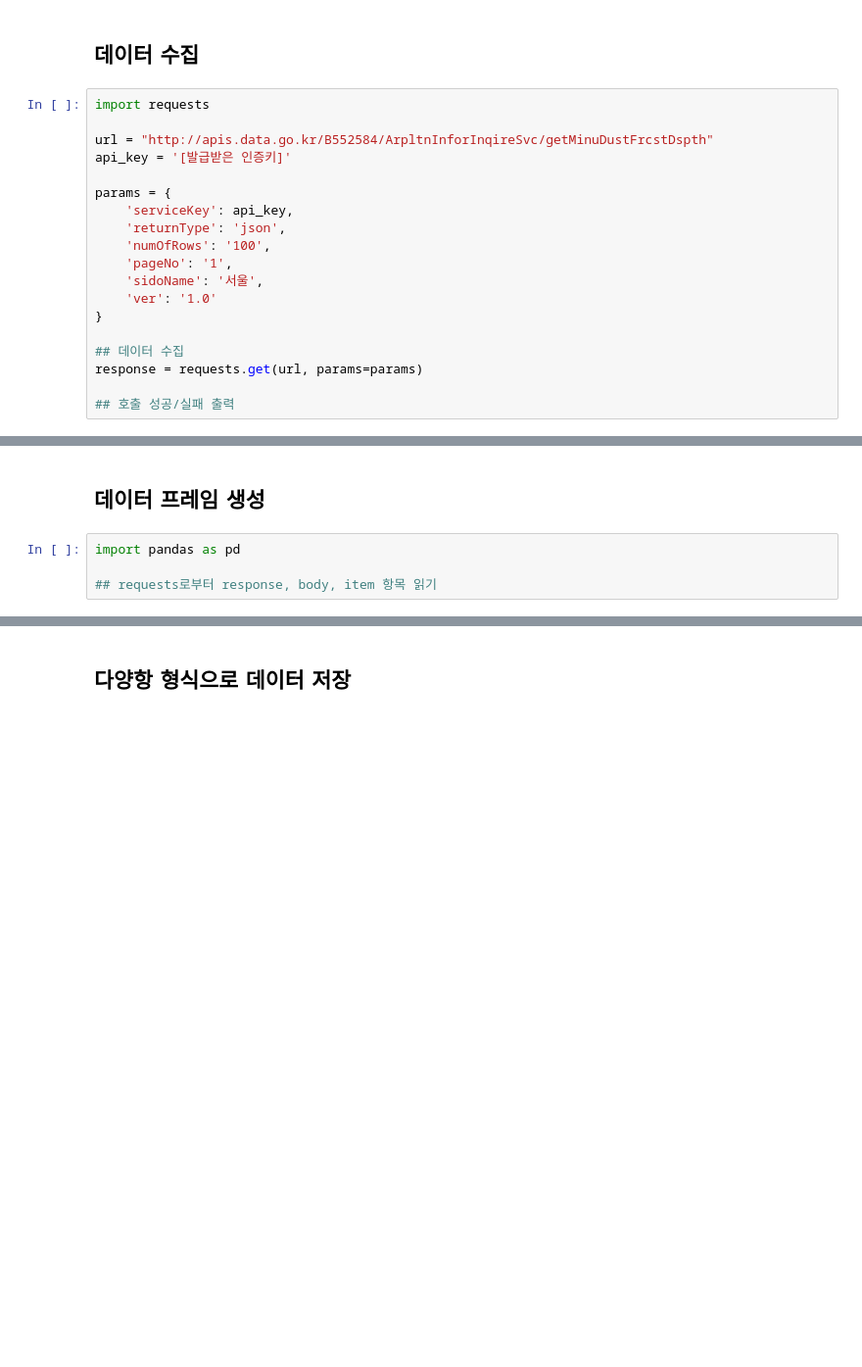
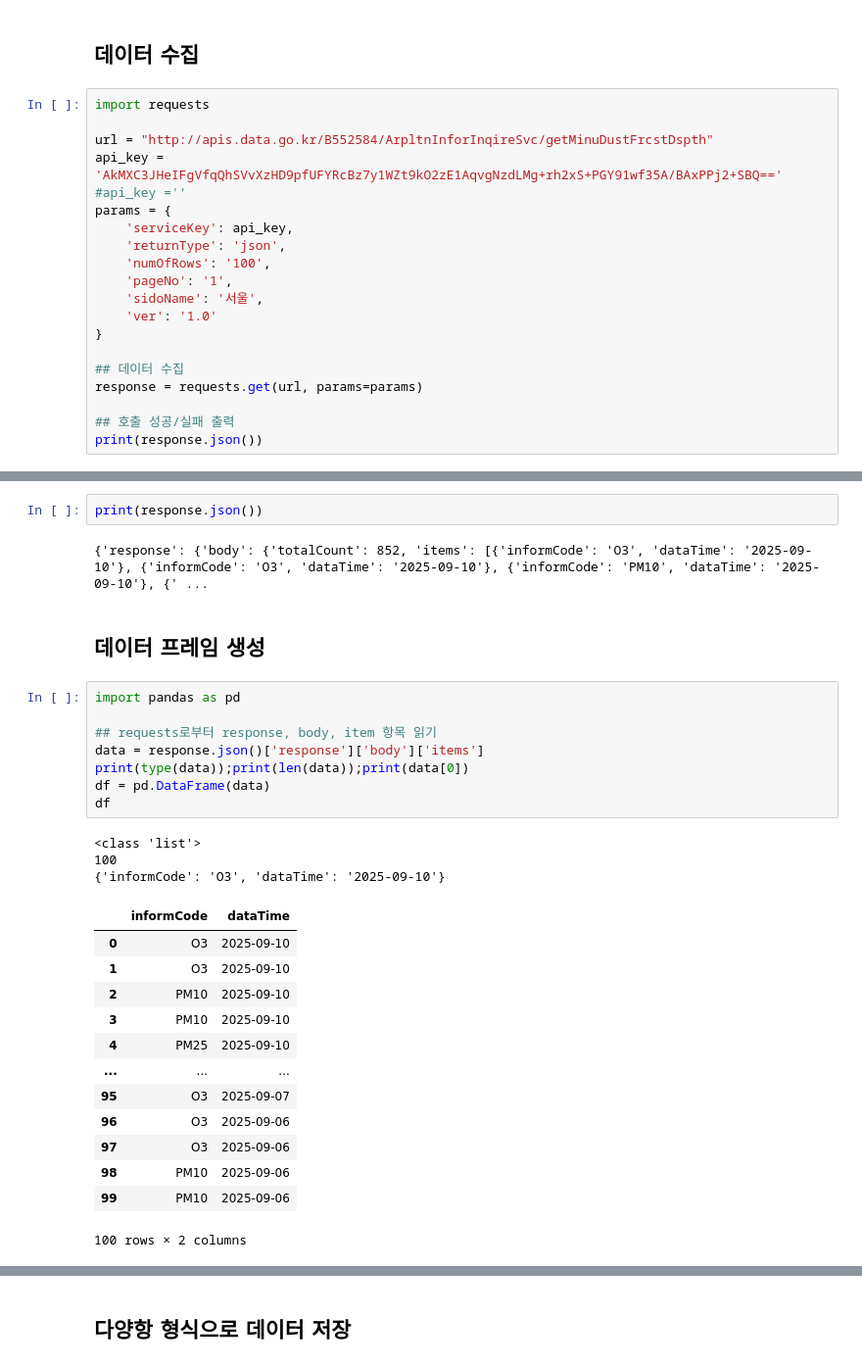
Before and after one commit to JOYCE1216/Data-Analysis-with-Open-Source, a Jupyter notebook: 오픈소스_데이터_분석_5강.ipynb, the cells around one changed output, grey strips where cells are left out. Shown at 98% size. Drawn from its saved outputs; the diff is of its cells as text; blank space fills up the shorter version.

```diff
--- a/오픈소스_데이터_분석_5강.ipynb
+++ b/오픈소스_데이터_분석_5강.ipynb
@@ -122,8 +152,8 @@ data = {
 import requests
 
 url = "http://apis.data.go.kr/B552584/ArpltnInforInqireSvc/getMinuDustFrcstDspth"
-api_key = '[발급받은 인증키]'
-
+api_key = 'AkMXC3JHeIFgVfqQhSVvXzHD9pfUFYRcBz7y1WZt9kO2zE1AqvgNzdLMg+rh2xS+PGY91wf35A/BAxPPj2+SBQ=='
+#api_key =''
 params = {
     'serviceKey': api_key,
     'returnType': 'json',
@@ -137,3 +167,4 @@ params = {
 response = requests.get(url, params=params)
 
 ## 호출 성공/실패 출력
+print(response.json())
@@ -140,6 +173,31 @@ response = requests.get(url, params=params)
+# %%
+print(response.json())
+# %% [output]
+{'response': {'body': {'totalCount': 852, 'items': [{'informCode': 'O3', 'dataTime': '2025-09-10'}, {'informCode': 'O3', 'dataTime': '2025-09-10'}, {'informCode': 'PM10', 'dataTime': '2025-09-10'}, {' ...
 # %% [markdown]
 ## 데이터 프레임 생성
 # %%
 import pandas as pd
 
 ## requests로부터 response, body, item 항목 읽기
+data = response.json()['response']['body']['items']
+print(type(data));print(len(data));print(data[0])
+df = pd.DataFrame(data)
+df
+# %% [output]
+<class 'list'>
+100
+{'informCode': 'O3', 'dataTime': '2025-09-10'}
+|  | informCode | dataTime |
+| 0 | O3 | 2025-09-10 |
+| 1 | O3 | 2025-09-10 |
+| 2 | PM10 | 2025-09-10 |
+| 3 | PM10 | 2025-09-10 |
+| 4 | PM25 | 2025-09-10 |
+| ... | ... | ... |
+| 95 | O3 | 2025-09-07 |
+| 96 | O3 | 2025-09-06 |
+| 97 | O3 | 2025-09-06 |
+| 98 | PM10 | 2025-09-06 |
+| 99 | PM10 | 2025-09-06 |
+100 rows × 2 columns
```
Also changed, not shown: parts of 5 cells of this notebook.
